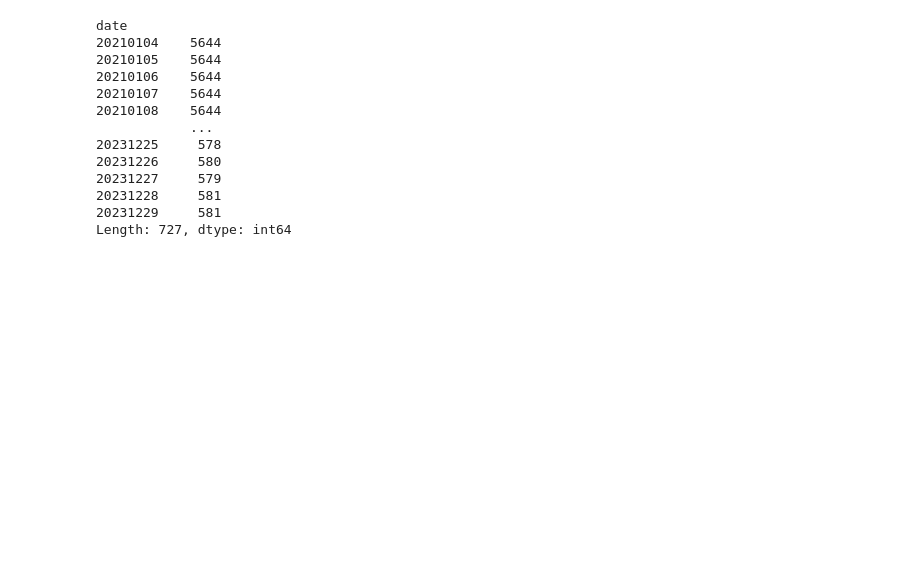
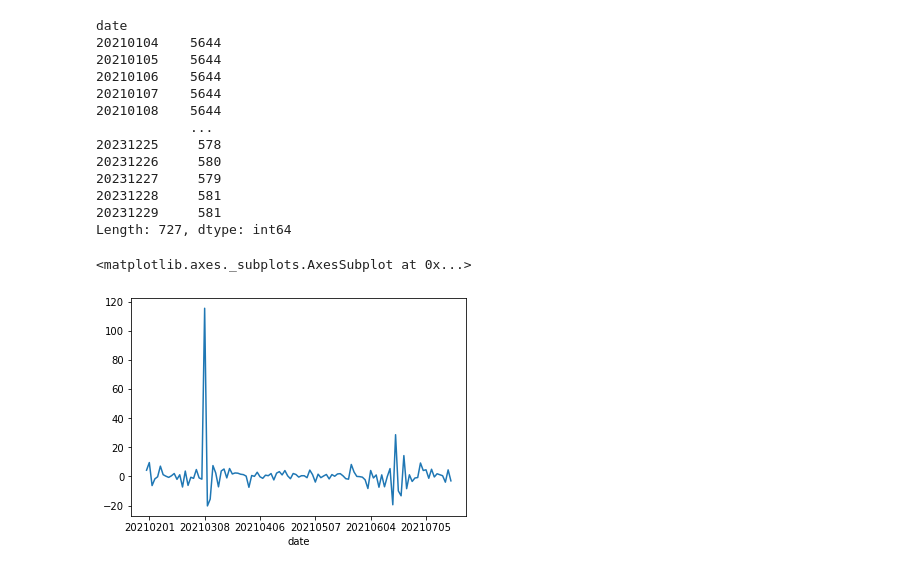
Before and after one commit to ForestMayJun/Quant_v3, a Jupyter notebook: alpha_oct/alpha_bs_ticker.ipynb, the cells around one changed output. Drawn from its saved outputs; the diff is of its cells as text; code cells hidden in the pictures; blank space fills up the shorter version.

```diff
--- a/alpha_oct/alpha_bs_ticker.ipynb
+++ b/alpha_oct/alpha_bs_ticker.ipynb
@@ -41,5 +43,5 @@ ret20 = clo_day / clo_day.shift(20) - 1
 ret = clo_day.pct_change()
 vol = datadaily.volume.loc[20210101:20231231]
 # %%
-factor_path = '/mnt/datadisk2/aglv/aglv/aglv_factor/bs_book2/'
+factor_path = '/mnt/datadisk2/aglv/aglv/aglv_factor/fa_transform/'
 # %%
@@ -239,0 +260,24 @@ neu_ret_buy_l_order_act_demean.to_csv(factor_path + 'neu_ret_buy_l_order_act_dem
+# %%
+s_name = 'SH600000'
+eg = buy_l_order[s_name].iloc[:130]
+# eg_small = buy_s_order[s_name].iloc[:130]
+# eg_small.index = [str(i) for i in eg_small.index]
+eg = buy_xl_order[s_name].iloc[:130] - sell_xl_order[s_name].iloc[:130]
+eg.index = [str(i) for i in eg.index]
+# eg = eg - eg_small
+eg.index.names = ['date']
+eg_vol = vol[s_name].iloc[:130]
+eg_vol.index = [str(i) for i in eg_vol.index]
+
+# eg = eg / eg_vol
+# eg = eg - eg.shift(1) * (eg_vol / eg_vol.shift(1))
+# s_w, l_w = 5, 20
+# eg_s_ml = eg.rolling(s_w).mean()
+# eg_l_ml = eg.rolling(l_w).mean()
+# eg = eg_s_ml / eg_l_ml
+eg = eg / eg.rolling(20).mean()
+
+eg.plot()
+# %% [output]
+<matplotlib.axes._subplots.AxesSubplot at 0x...>
+[figure, added]
```
Also changed, not shown: parts of 21 cells of this notebook, 7 other files.
